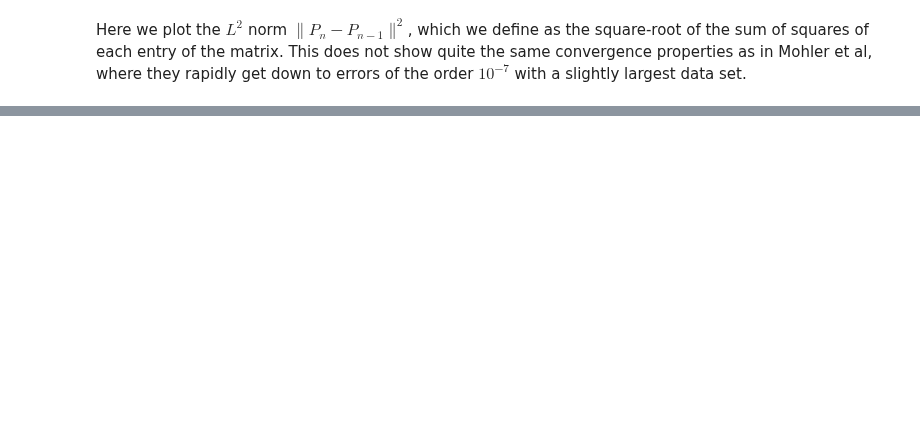
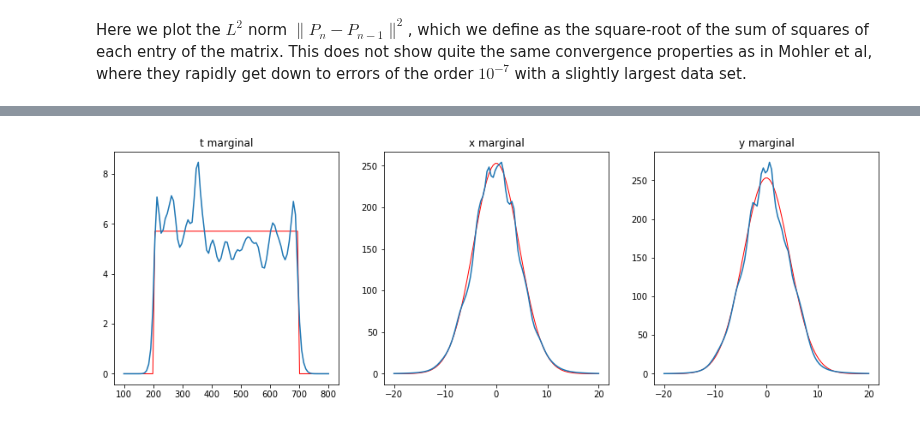
Before and after one commit to QuantCrimAtLeeds/PredictCode, a Jupyter notebook: notebooks/sepp_testbed.ipynb, the cells around one changed output, grey strips where cells are left out. Saved outputs shown, nothing was run; the diff lists cells and outputs as text; code cells hidden in the pictures; blank space fills up the shorter version.

```diff
--- a/notebooks/sepp_testbed.ipynb
+++ b/notebooks/sepp_testbed.ipynb
@@ -385,0 +386,18 @@ We'll take a sampling of points to allow us to quickly compute marginals and com
+# %%
+def x_marginal(x):
+    return scipy.integrate.quad(lambda y : result.background_kernel.space_kernel([x,y]), -20, 20)[0]
+def y_marginal(y):
+    return scipy.integrate.quad(lambda x : result.background_kernel.space_kernel([x,y]), -20, 20)[0]
+
+total_mass = scipy.integrate.quad(lambda x : x_marginal(x), -20, 20)[0]
+
+ax, t, x, y = plot_real_background()
+
+ax[0].plot(t, result.background_kernel.time_kernel(t) * total_mass)
+ax[1].plot(x, [x_marginal(xx) for xx in x])
+yc = np.linspace(-0.5,0.5,50)
+ax[2].plot(y, [y_marginal(yy) for yy in y])
+for i, s in enumerate(list("txy")):
+    ax[i].set_title(s+" marginal")
+# %% [output]
+[figure, added]
```
Also changed, not shown: parts of 29 cells of this notebook, 13 other files.
